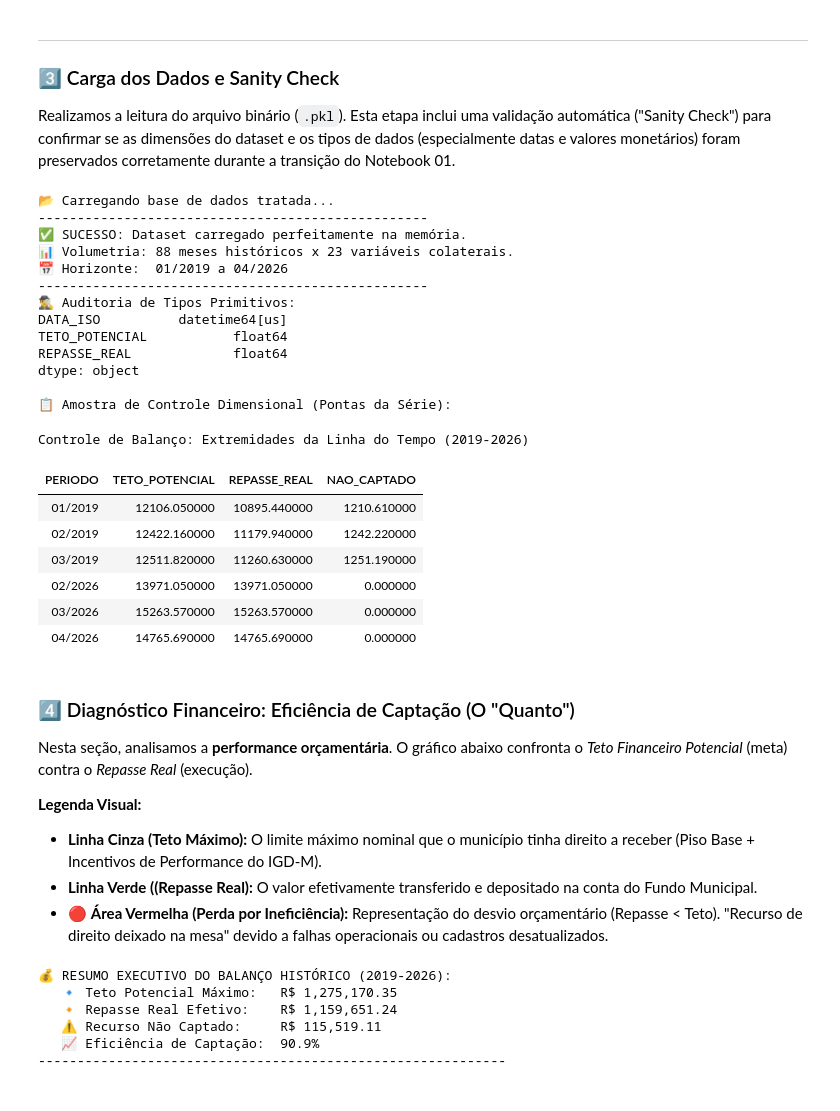
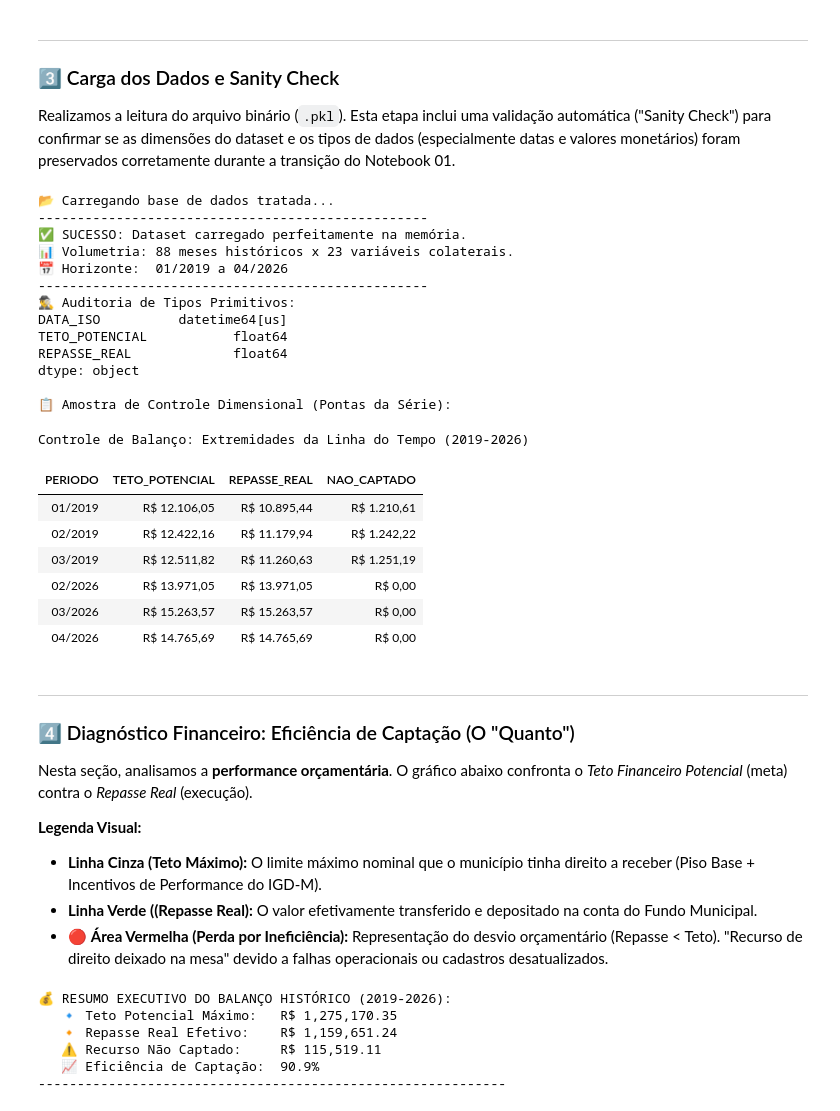
Before and after one commit to JulianoMata/tcc-igdm-campo-belo-mg, a Jupyter notebook: notebooks/02_diagnostico_financeiro_kpis.ipynb, the cells around one changed output. Saved outputs shown, nothing was run; the diff lists cells and outputs as text; code cells hidden in the pictures.

Commit message:
update formato moeda brasil

```diff
--- a/notebooks/02_diagnostico_financeiro_kpis.ipynb
+++ b/notebooks/02_diagnostico_financeiro_kpis.ipynb
@@ -152,49 +152,63 @@ else:
 
     print("-" * 50)
     print(f"✅ SUCESSO: Dataset carregado perfeitamente na memória.")
     print(f"📊 Volumetria: {qtd_linhas} meses históricos x {qtd_cols} variáveis colaterais.")
     print(f"📅 Horizonte:  {periodo_ini} a {periodo_fim}")
     print("-" * 50)
 
     # Verificação Estrita de Tipagem (Garantia contra mutações de string/object)
     check_tipos = df_analise[['DATA_ISO', 'TETO_POTENCIAL', 'REPASSE_REAL']].dtypes
     print(f"🕵️‍♂️ Auditoria de Tipos Primitivos:\n{check_tipos}")
 
     # Amostra Dinâmica (Extremos da Série Histórica)
-    print("\n📋 Amostra de Controle Dimensional (Pontas da Série):")
-    cols_view = ['PERIODO', 'TETO_POTENCIAL', 'REPASSE_REAL', 'NAO_CAPTADO']
+print("\n📋 Amostra de Controle Dimensional (Pontas da Série):")
+cols_view = ['PERIODO', 'TETO_POTENCIAL', 'REPASSE_REAL', 'NAO_CAPTADO']
 
-    # Isola o início e o fim
-    df_amostra = pd.concat([
-        df_analise[cols_view].head(3),
-        df_analise[cols_view].tail(3)
-    ])
+# Isola o início e o fim
+df_amostra = pd.concat([
+    df_analise[cols_view].head(3),
+    df_analise[cols_view].tail(3)
+])
 
-    # Renderização Elegante: Oculta o índice numérico para destacar a linearidade cronológica do PERIODO
-    display(df_amostra.style.hide(axis='index').set_caption("Controle de Balanço: Extremidades da Linha do Tempo (2019-2026)"))
+# Dicionário de formatação para as colunas financeiras
+formatacao_moeda = {
+    'TETO_POTENCIAL': 'R$ {:,.2f}',
+    'REPASSE_REAL': 'R$ {:,.2f}',
+    'NAO_CAPTADO': 'R$ {:,.2f}'
+}
+
+# Renderização Elegante com formatação em Reais (ponto para milhar, vírgula para decimal)
+display(
+    df_amostra.style
+    .hide(axis='index')
+    .format(formatacao_moeda, decimal=',', thousands='.')
+    .set_caption("Controle de Balanço: Extremidades da Linha do Tempo (2019-2026)")
+)
 # %% [output]
 📂 Carregando base de dados tratada...
 --------------------------------------------------
 ✅ SUCESSO: Dataset carregado perfeitamente na memória.
 📊 Volumetria: 88 meses históricos x 23 variáveis colaterais.
 📅 Horizonte:  01/2019 a 04/2026
 --------------------------------------------------
 🕵️‍♂️ Auditoria de Tipos Primitivos:
 DATA_ISO          datetime64[us]
 TETO_POTENCIAL           float64
 REPASSE_REAL             float64
 dtype: object
 
 📋 Amostra de Controle Dimensional (Pontas da Série):
 Controle de Balanço: Extremidades da Linha do Tempo (2019-2026)
 | PERIODO | TETO_POTENCIAL | REPASSE_REAL | NAO_CAPTADO |
-| 01/2019 | 12106.050000 | 10895.440000 | 1210.610000 |
-| 02/2019 | 12422.160000 | 11179.940000 | 1242.220000 |
-| 03/2019 | 12511.820000 | 11260.630000 | 1251.190000 |
-| 02/2026 | 13971.050000 | 13971.050000 | 0.000000 |
-| 03/2026 | 15263.570000 | 15263.570000 | 0.000000 |
-| 04/2026 | 14765.690000 | 14765.690000 | 0.000000 |
+| 01/2019 | R$ 12.106,05 | R$ 10.895,44 | R$ 1.210,61 |
+| 02/2019 | R$ 12.422,16 | R$ 11.179,94 | R$ 1.242,22 |
+| 03/2019 | R$ 12.511,82 | R$ 11.260,63 | R$ 1.251,19 |
+| 02/2026 | R$ 13.971,05 | R$ 13.971,05 | R$ 0,00 |
+| 03/2026 | R$ 15.263,57 | R$ 15.263,57 | R$ 0,00 |
+| 04/2026 | R$ 14.765,69 | R$ 14.765,69 | R$ 0,00 |
 # %% [markdown]
+---
+
 ### 4️⃣ Diagnóstico Financeiro: Eficiência de Captação (O "Quanto")
 
 Nesta seção, analisamos a **performance orçamentária**. O gráfico abaixo confronta o *Teto Financeiro Potencial* (meta) contra o *Repasse Real* (execução).
```
Also changed, not shown: parts of 6 cells of this notebook.
